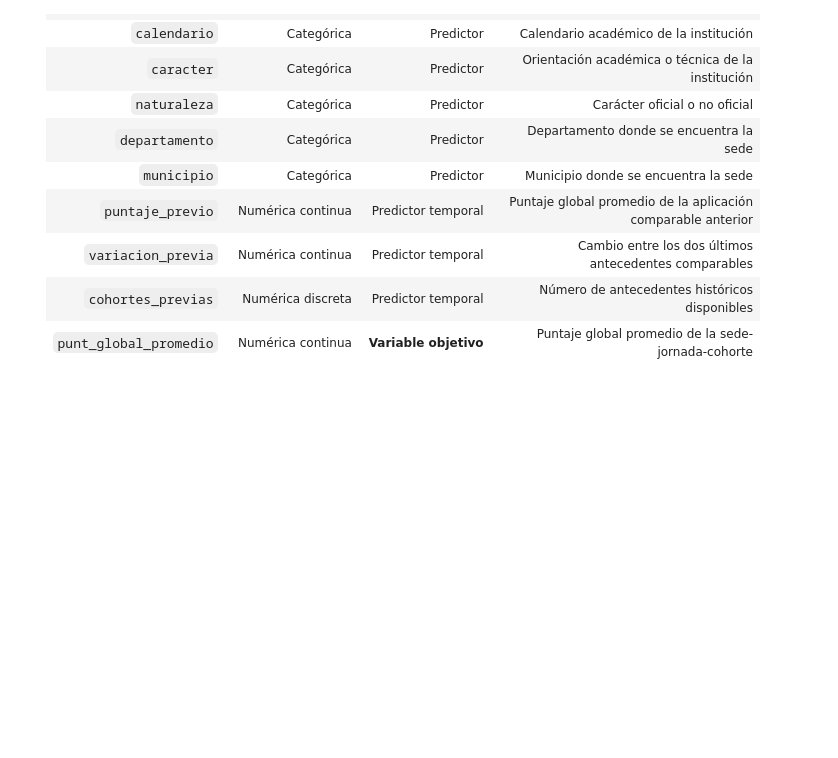
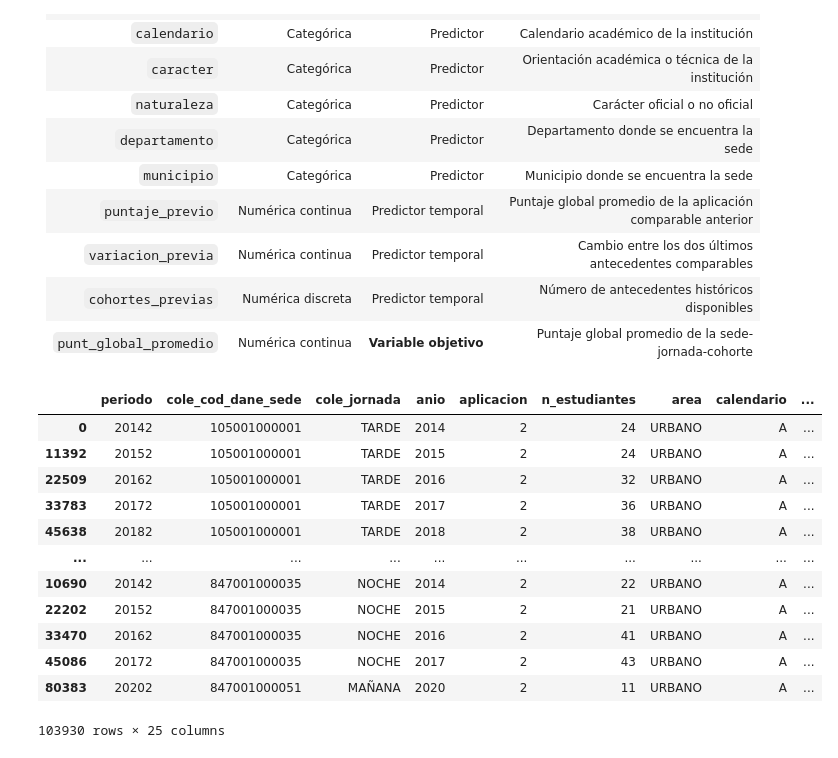
Before and after one commit to Salejo-ap/Proyecto_Saber_11, a Jupyter notebook: Informe_Tecnico_Proyecto_de_Aplicación_Saber11.ipynb, the cells around one changed output. Drawn from its saved outputs; the diff is of its cells as text; code cells hidden in the pictures; blank space fills up the shorter version.

Commit message:
se modifica el coodigo para poder ejecutarse localmente ademas de exportar el dataset resultado del proceso de limpieza y eda

```diff
--- a/Informe_Tecnico_Proyecto_de_Aplicación_Saber11.ipynb
+++ b/Informe_Tecnico_Proyecto_de_Aplicación_Saber11.ipynb
@@ -2356,3 +2416,32 @@ display(verificacion_tipos)
 | `variacion_previa`     | Numérica continua          | Predictor temporal        | Cambio entre los dos últimos antecedentes comparables        |
 | `cohortes_previas`     | Numérica discreta          | Predictor temporal        | Número de antecedentes históricos disponibles                |
 | `punt_global_promedio` | Numérica continua          | **Variable objetivo**     | Puntaje global promedio de la sede-jornada-cohorte           |
+# %%
+# guardar el dataset final para modelado
+from pathlib import Path
+
+# Ruta donde quieres guardar el CSV
+RUTA_EXPORT = Path("C:/Users/glopa/Desktop/Proyecto_Saber_11")
+RUTA_EXPORT.mkdir(parents=True, exist_ok=True)
+
+# Exportar TODO base_modelo, sin filtrar filas ni columnas
+base_modelo.to_csv(
+    RUTA_EXPORT / "base_modelo_completa.csv",
+    index=False,
+    encoding="utf-8-sig"
+)
+base_modelo
+# %% [output]
+|  | periodo | cole_cod_dane_sede | cole_jornada | anio | aplicacion | n_estudiantes | area | calendario | ... |
+| 0 | 20142 | 105001000001 | TARDE | 2014 | 2 | 24 | URBANO | A | ... |
+| 11392 | 20152 | 105001000001 | TARDE | 2015 | 2 | 24 | URBANO | A | ... |
+| 22509 | 20162 | 105001000001 | TARDE | 2016 | 2 | 32 | URBANO | A | ... |
+| 33783 | 20172 | 105001000001 | TARDE | 2017 | 2 | 36 | URBANO | A | ... |
+| 45638 | 20182 | 105001000001 | TARDE | 2018 | 2 | 38 | URBANO | A | ... |
+| ... | ... | ... | ... | ... | ... | ... | ... | ... | ... |
+| 10690 | 20142 | 847001000035 | NOCHE | 2014 | 2 | 22 | URBANO | A | ... |
+| 22202 | 20152 | 847001000035 | NOCHE | 2015 | 2 | 21 | URBANO | A | ... |
+| 33470 | 20162 | 847001000035 | NOCHE | 2016 | 2 | 41 | URBANO | A | ... |
+| 45086 | 20172 | 847001000035 | NOCHE | 2017 | 2 | 43 | URBANO | A | ... |
+| 80383 | 20202 | 847001000051 | MAÑANA | 2020 | 2 | 11 | URBANO | A | ... |
+103930 rows × 25 columns
```
Also changed, not shown: parts of 15 cells of this notebook, 1 other file.
